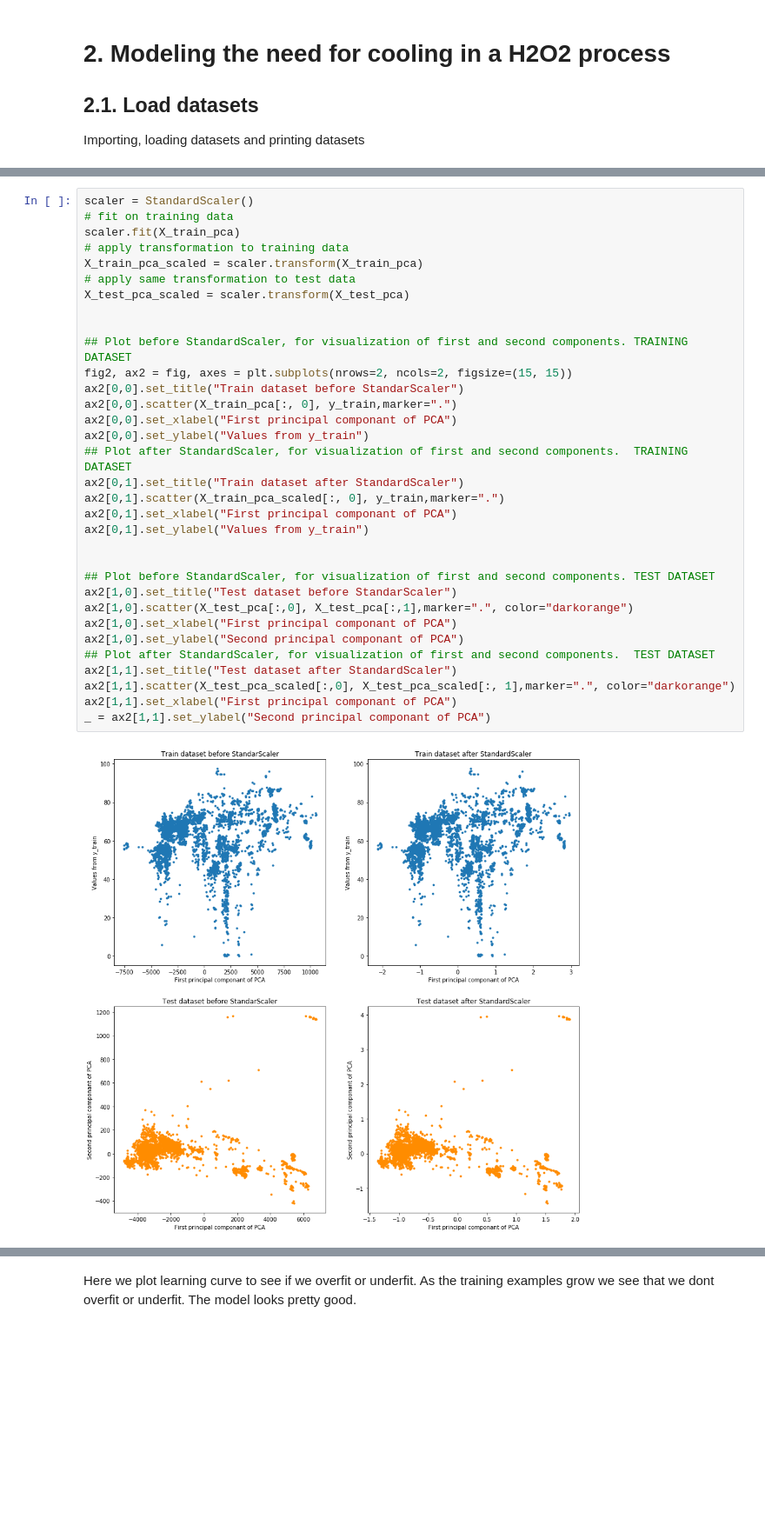
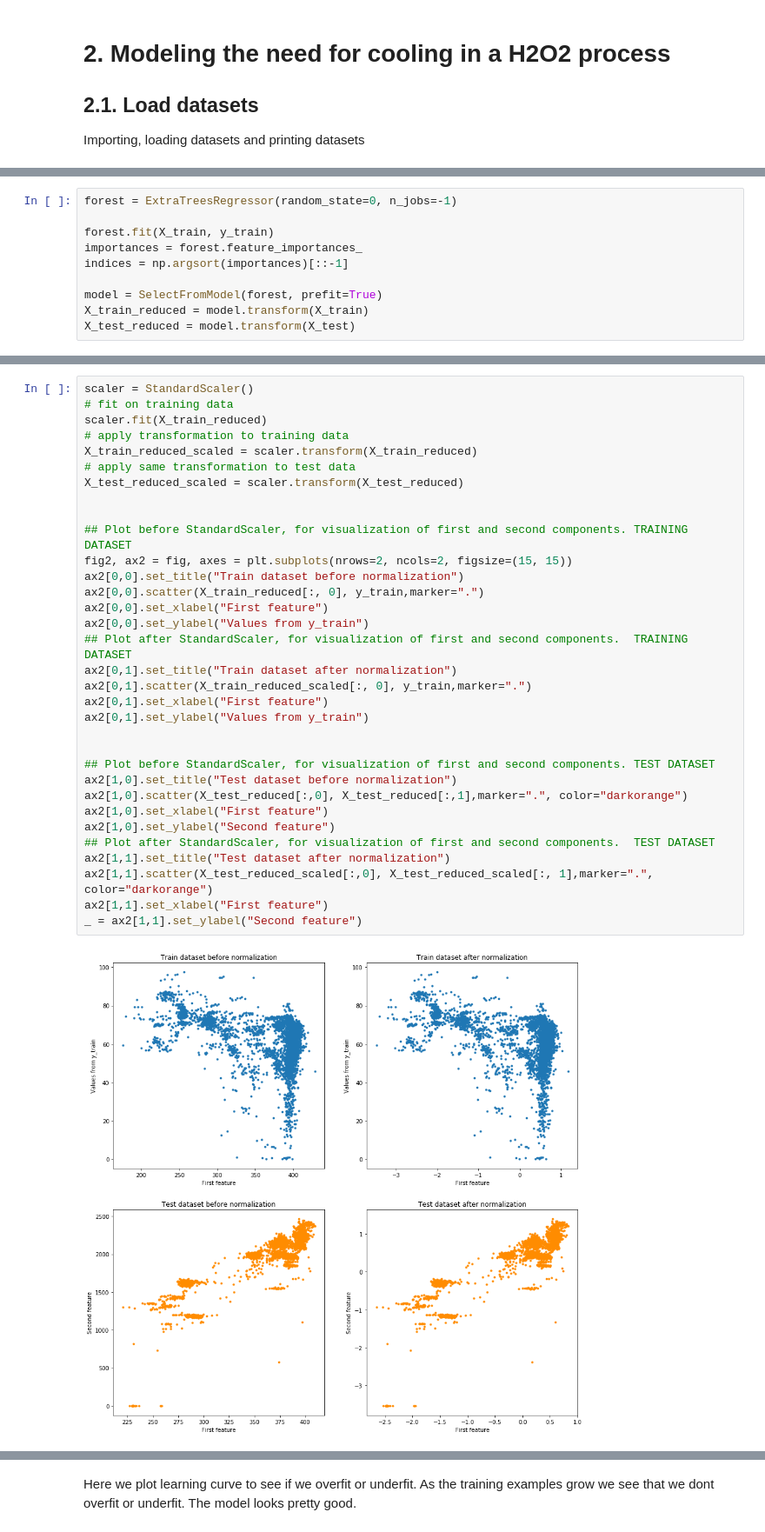
Before and after one commit to z0zz0/Learning-systems-project, a Jupyter notebook: Regression part/ModelingCoolingH2O2.ipynb, the cells around one changed output, grey strips where cells are left out. Shown at 87% size. Saved outputs shown, nothing was run; the diff lists cells and outputs as text; blank space fills up the shorter version.

```diff
--- a/Regression part/ModelingCoolingH2O2.ipynb
+++ b/Regression part/ModelingCoolingH2O2.ipynb
@@ -82 +59,11 @@ Explained variance in the top [0..10]:
+# %%
+forest = ExtraTreesRegressor(random_state=0, n_jobs=-1)
+
+forest.fit(X_train, y_train)
+importances = forest.feature_importances_
+indices = np.argsort(importances)[::-1]
+
+model = SelectFromModel(forest, prefit=True)
+X_train_reduced = model.transform(X_train)
+X_test_reduced = model.transform(X_test)
 # %% [markdown]
@@ -115,38 +99,38 @@ Here we normalize the data using <b>StandardScaler</b> fitted on the training da
 # %%
 scaler = StandardScaler()
 # fit on training data
-scaler.fit(X_train_pca)
+scaler.fit(X_train_reduced)
 # apply transformation to training data
-X_train_pca_scaled = scaler.transform(X_train_pca)
+X_train_reduced_scaled = scaler.transform(X_train_reduced)
 # apply same transformation to test data
-X_test_pca_scaled = scaler.transform(X_test_pca)
+X_test_reduced_scaled = scaler.transform(X_test_reduced)
 
 
 ## Plot before StandardScaler, for visualization of first and second components. TRAINING DATASET
 fig2, ax2 = fig, axes = plt.subplots(nrows=2, ncols=2, figsize=(15, 15))
-ax2[0,0].set_title("Train dataset before StandarScaler")
-ax2[0,0].scatter(X_train_pca[:, 0], y_train,marker=".")
-ax2[0,0].set_xlabel("First principal componant of PCA")
+ax2[0,0].set_title("Train dataset before normalization")
+ax2[0,0].scatter(X_train_reduced[:, 0], y_train,marker=".")
+ax2[0,0].set_xlabel("First feature")
 ax2[0,0].set_ylabel("Values from y_train")
 ## Plot after StandardScaler, for visualization of first and second components.  TRAINING DATASET
-ax2[0,1].set_title("Train dataset after StandardScaler")
-ax2[0,1].scatter(X_train_pca_scaled[:, 0], y_train,marker=".")
-ax2[0,1].set_xlabel("First principal componant of PCA")
+ax2[0,1].set_title("Train dataset after normalization")
+ax2[0,1].scatter(X_train_reduced_scaled[:, 0], y_train,marker=".")
+ax2[0,1].set_xlabel("First feature")
 ax2[0,1].set_ylabel("Values from y_train")
 
 
 ## Plot before StandardScaler, for visualization of first and second components. TEST DATASET
-ax2[1,0].set_title("Test dataset before StandarScaler")
-ax2[1,0].scatter(X_test_pca[:,0], X_test_pca[:,1],marker=".", color="darkorange")
-ax2[1,0].set_xlabel("First principal componant of PCA")
-ax2[1,0].set_ylabel("Second principal componant of PCA")
+ax2[1,0].set_title("Test dataset before normalization")
+ax2[1,0].scatter(X_test_reduced[:,0], X_test_reduced[:,1],marker=".", color="darkorange")
+ax2[1,0].set_xlabel("First feature")
+ax2[1,0].set_ylabel("Second feature")
 ## Plot after StandardScaler, for visualization of first and second components.  TEST DATASET
-ax2[1,1].set_title("Test dataset after StandardScaler")
-ax2[1,1].scatter(X_test_pca_scaled[:,0], X_test_pca_scaled[:, 1],marker=".", color="darkorange")
-ax2[1,1].set_xlabel("First principal componant of PCA")
-_ = ax2[1,1].set_ylabel("Second principal componant of PCA")
+ax2[1,1].set_title("Test dataset after normalization")
+ax2[1,1].scatter(X_test_reduced_scaled[:,0], X_test_reduced_scaled[:, 1],marker=".", color="darkorange")
+ax2[1,1].set_xlabel("First feature")
+_ = ax2[1,1].set_ylabel("Second feature")
 # %% [output]
-[figure, old version]
+[figure, new version]
 # %% [markdown]
 ## 2.3. Method and scoring
 Here we choose different methods and tune the hyper-parameters with the help of <b>GridSearchCV</b>. After getting the parameters which gave us the best scoring we compare the algorithms to eachother to get the model that predicts the best. The scoring is based on MSE. CV is done 10-fold.
```
Also changed, not shown: parts of 25 cells of this notebook, 4 other files.
